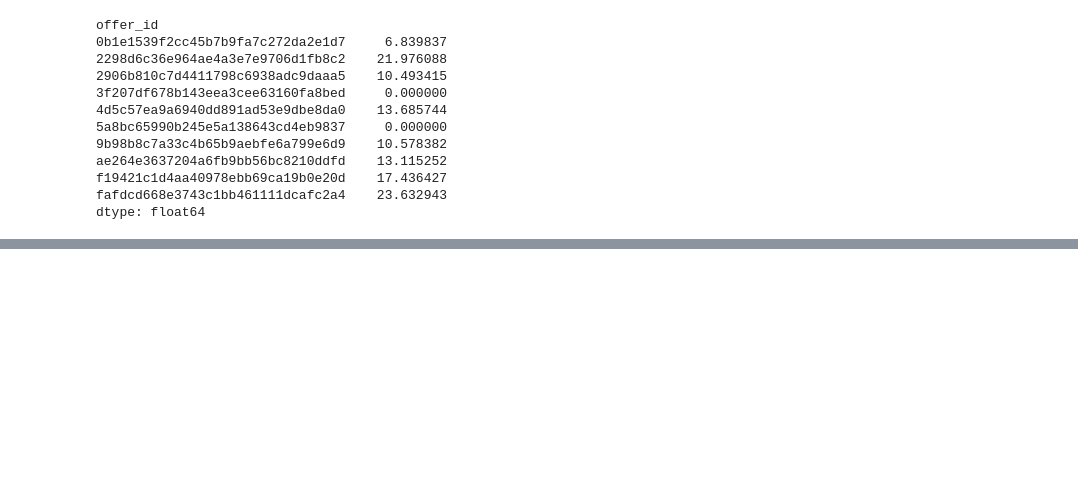
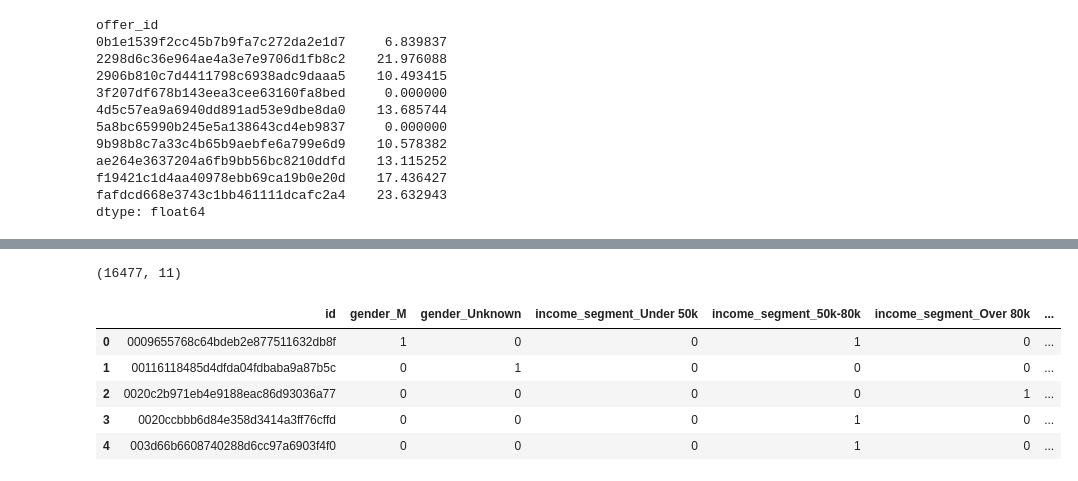
Before and after one commit to rmkeeler/udacity-datasci-capstone-starbucks, a Jupyter notebook: starbucks-project-classifier-version.ipynb, the cells around one changed output, grey strips where cells are left out. Drawn from its saved outputs; the diff is of its cells as text; code cells hidden in the pictures; blank space fills up the shorter version.

```diff
--- a/starbucks-project-classifier-version.ipynb
+++ b/starbucks-project-classifier-version.ipynb
@@ -66,6 +77,6 @@ users_dummies.head()
 # %%
 # Turn transactions into multi-output array
-transactions_output = transactions_clean.pivot_table(index = 'person',columns = 'offer_id', values = 'offer_response', fill_value = 0)
+transactions_output = transactions_clean.pivot_table(index = 'person',columns = 'offer_id', values = 'offer_response', fill_value = 0).reset_index(drop = False)
 # See overall outcome rates for each promotion
 # All low. Clear need for intelligent user assignment to promotions
 transactions_output.mean() * 100
@@ -84,0 +105,21 @@ dtype: float64
+# %%
+transactions_output.shape
+# %% [output]
+(16477, 11)
+# %%
+# Filter user data set for IDs appearing in transactions_output
+# (300 extra people in users, probably those who only completed transaction event)
+users_dummies = users_dummies.loc[users_dummies.id.isin(transactions_output.person)]
+# %%
+# Sort both users_dummies and transactions_output by id/person
+users_dummies = users_dummies.sort_values(by = 'id').reset_index(drop = True)
+transactions_output = transactions_output.sort_values(by = 'person').reset_index(drop = True)
+# %%
+users_dummies.head()
+# %% [output]
+|  | id | gender_M | gender_Unknown | income_segment_Under 50k | income_segment_50k-80k | income_segment_Over 80k | ... |
+| 0 | 0009655768c64bdeb2e877511632db8f | 1 | 0 | 0 | 1 | 0 | ... |
+| 1 | 00116118485d4dfda04fdbaba9a87b5c | 0 | 1 | 0 | 0 | 0 | ... |
+| 2 | 0020c2b971eb4e9188eac86d93036a77 | 0 | 0 | 0 | 0 | 1 | ... |
+| 3 | 0020ccbbb6d84e358d3414a3ff76cffd | 0 | 0 | 0 | 1 | 0 | ... |
+| 4 | 003d66b6608740288d6cc97a6903f4f0 | 0 | 0 | 0 | 1 | 0 | ... |
```
Also changed, not shown: parts of 14 cells of this notebook, 1 other file.
